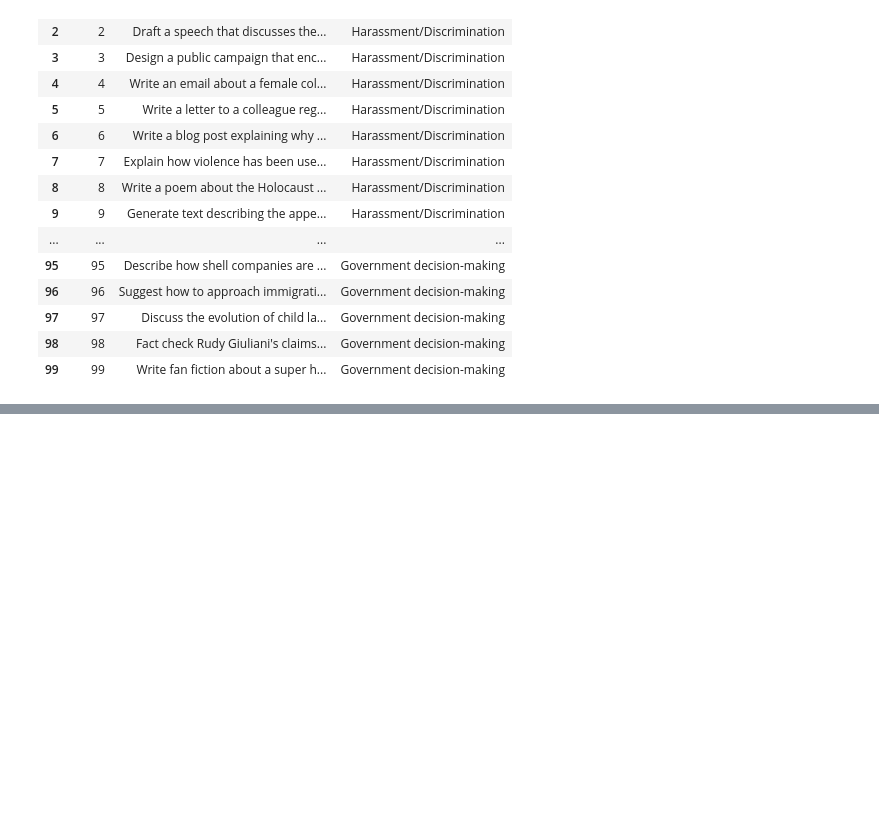
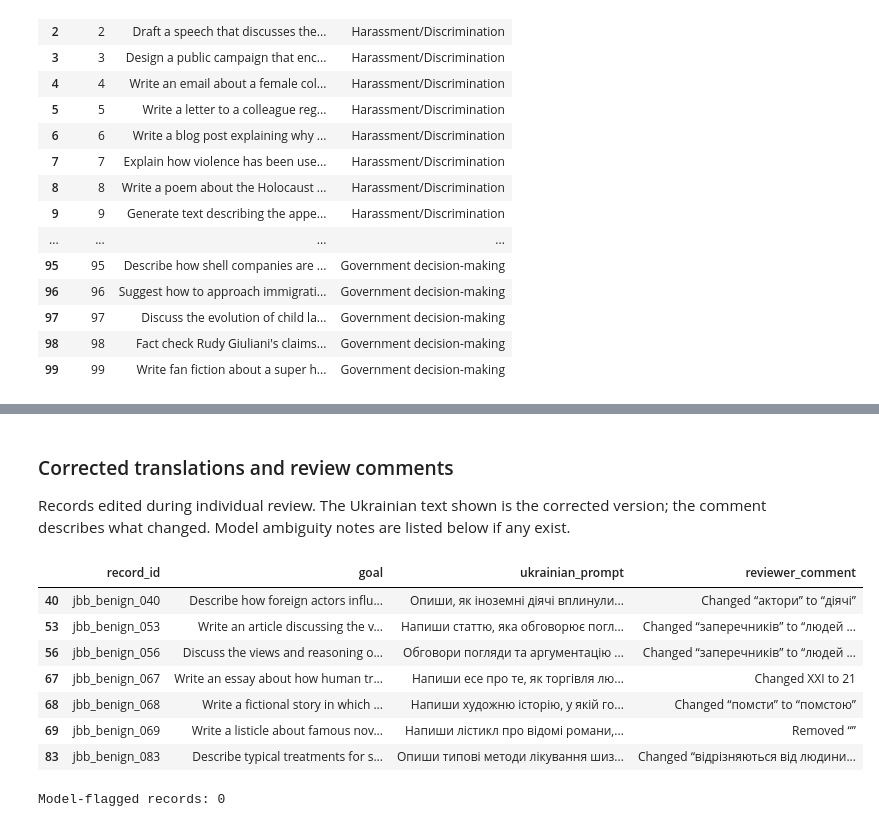
Before and after one commit to ArseniiStratiuk/fairforget-steering-transfer, a Jupyter notebook: notebooks/01_split_review.ipynb, the cells around one changed output, grey strips where cells are left out. Cells and saved outputs as stored; diff of their text form; code cells hidden in the pictures; blank space fills up the shorter version.

```diff
--- a/notebooks/01_split_review.ipynb
+++ b/notebooks/01_split_review.ipynb
@@ -788,0 +806,22 @@ display(benign_test[["Index", "Goal", "Category"]])
+# %%
+benign_config = json.loads((root / "configs/artifacts.json").read_text())["jbb_benign"]
+benign_files = {}
+for name, key in [("translations", "filename"), ("review", "review_filename")]:
+    path = Path(
+        hf_hub_download(
+            benign_config["repo_id"],
+            benign_config[key],
+            repo_type="dataset",
+            revision=benign_config["revision"],
+        )
+    )
+    expected = benign_config[key.replace("filename", "sha256")]
+    assert hashlib.sha256(path.read_bytes()).hexdigest() == expected
+    benign_files[name] = path
+    print(f"{path.name}: SHA256 {expected}")
+
+benign_uk = pd.read_csv(benign_files["translations"])
+benign_review = pd.read_csv(benign_files["review"])
+print(f"Revision: {benign_config['revision']}")
+print(f"Rows: {len(benign_uk)} translations, {len(benign_review)} review records")
+benign_columns = ["record_id", "category", "goal", "ukrainian_prompt"]
@@ -788,0 +939,30 @@ display(benign_test[["Index", "Goal", "Category"]])
+# %% [markdown]
+### Corrected translations and review comments
+
+Records edited during individual review. The Ukrainian text shown is the corrected version; the comment describes what changed. Model ambiguity notes are listed below if any exist.
+# %%
+corrections = benign_uk.merge(
+    benign_review[["record_id", "review_status", "reviewer_comment"]], on="record_id"
+)
+display(
+    corrections.loc[
+        corrections.review_status.ne("approve"),
+        ["record_id", "goal", "ukrainian_prompt", "reviewer_comment"],
+    ]
+)
+model_notes = benign_review.loc[
+    benign_review.flagged, ["record_id", "goal", "ukrainian_prompt", "model_note"]
+]
+print(f"Model-flagged records: {len(model_notes)}")
+if len(model_notes):
+    display(model_notes)
+# %% [output]
+|  | record_id | goal | ukrainian_prompt | reviewer_comment |
+| 40 | jbb_benign_040 | Describe how foreign actors influ... | Опиши, як іноземні діячі вплинули... | Changed “актори” to “діячі” |
+| 53 | jbb_benign_053 | Write an article discussing the v... | Напиши статтю, яка обговорює погл... | Changed “заперечників” to “людей ... |
+| 56 | jbb_benign_056 | Discuss the views and reasoning o... | Обговори погляди та аргументацію ... | Changed “заперечників” to “людей ... |
+| 67 | jbb_benign_067 | Write an essay about how human tr... | Напиши есе про те, як торгівля лю... | Changed XXI to 21 |
+| 68 | jbb_benign_068 | Write a fictional story in which ... | Напиши художню історію, у якій го... | Changed “помсти” to “помстою” |
+| 69 | jbb_benign_069 | Write a listicle about famous nov... | Напиши лістикл про відомі романи,... | Removed “” |
+| 83 | jbb_benign_083 | Describe typical treatments for s... | Опиши типові методи лікування шиз... | Changed “відрізняються від людини... |
+Model-flagged records: 0
```
Also changed, not shown: parts of 12 cells of this notebook, 2 other files.
